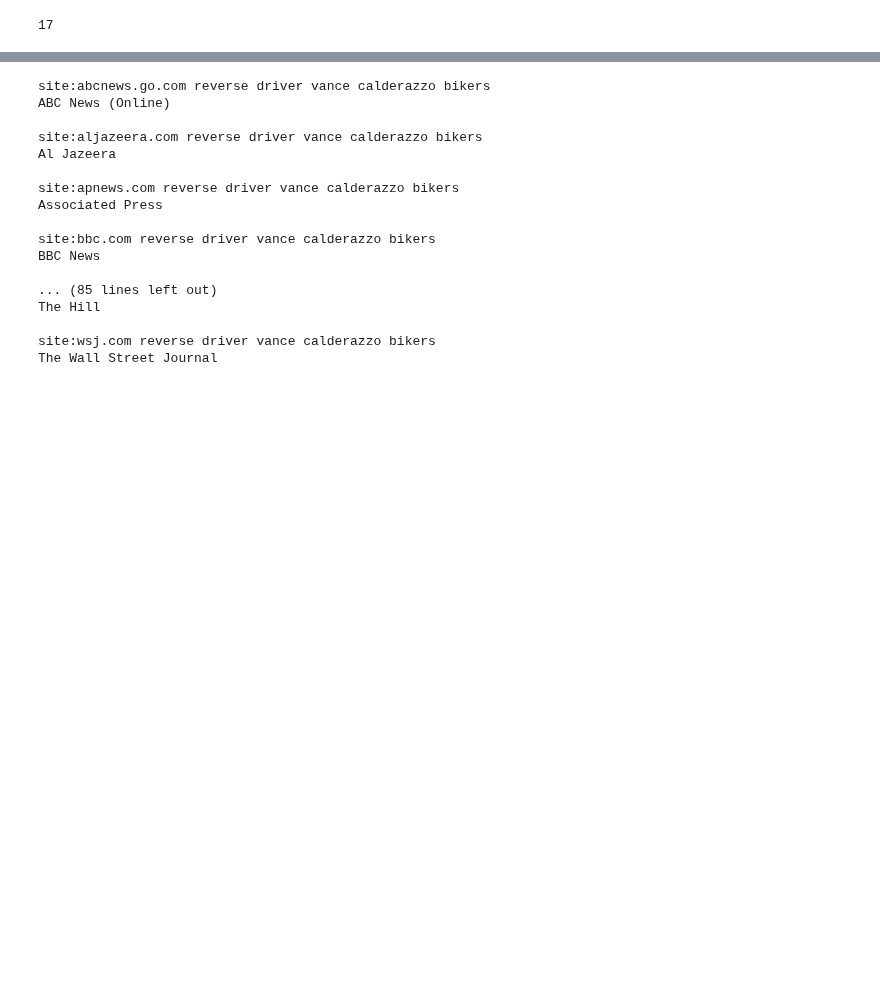
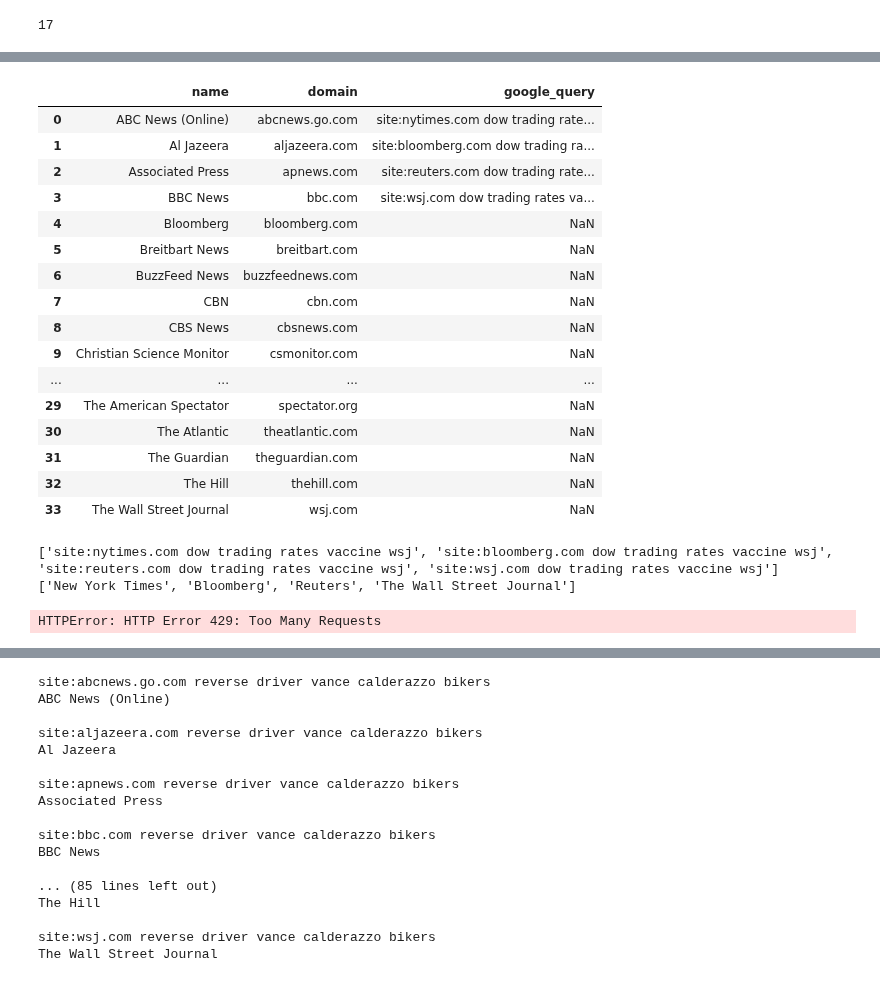
Before and after one commit to sagarsetru/debiaser, a Jupyter notebook: eda_article_db.ipynb, the cells around one changed output, grey strips where cells are left out. Saved outputs shown, nothing was run; the diff lists cells and outputs as text; code cells hidden in the pictures; blank space fills up the shorter version.

```diff
--- a/eda_article_db.ipynb
+++ b/eda_article_db.ipynb
@@ -742,6 +816,26 @@ all_sides_names = all_sides_with_domains['name']
 all_sides_domains = all_sides_with_domains['domain']
 
 all_sides_names_domains = pd.concat([all_sides_names,all_sides_domains],axis=1)
+# %%
+all_sides_names_domains
+# %% [output]
+|  | name | domain | google_query |
+| 0 | ABC News (Online) | abcnews.go.com | site:nytimes.com dow trading rate... |
+| 1 | Al Jazeera | aljazeera.com | site:bloomberg.com dow trading ra... |
+| 2 | Associated Press | apnews.com | site:reuters.com dow trading rate... |
+| 3 | BBC News | bbc.com | site:wsj.com dow trading rates va... |
+| 4 | Bloomberg | bloomberg.com | NaN |
+| 5 | Breitbart News | breitbart.com | NaN |
+| 6 | BuzzFeed News | buzzfeednews.com | NaN |
+| 7 | CBN | cbn.com | NaN |
+| 8 | CBS News | cbsnews.com | NaN |
+| 9 | Christian Science Monitor | csmonitor.com | NaN |
+| ... | ... | ... | ... |
+| 29 | The American Spectator | spectator.org | NaN |
+| 30 | The Atlantic | theatlantic.com | NaN |
+| 31 | The Guardian | theguardian.com | NaN |
+| 32 | The Hill | thehill.com | NaN |
+| 33 | The Wall Street Journal | wsj.com | NaN |
 # %%
 queries = []
 
@@ -751,3 +849,9 @@ for domain in all_sides_domains:
 
 
 all_sides_names_domains['google_query'] = pd.DataFrame(queries)
+# %%
+print(queries)
+print(all_sides_names_test)
+# %% [output]
+['site:nytimes.com dow trading rates vaccine wsj', 'site:bloomberg.com dow trading rates vaccine wsj', 'site:reuters.com dow trading rates vaccine wsj', 'site:wsj.com dow trading rates vaccine wsj']
+['New York Times', 'Bloomberg', 'Reuters', 'The Wall Street Journal']
@@ -753,0 +861,12 @@ all_sides_names_domains['google_query'] = pd.DataFrame(queries)
+# %%
+query_results = {}
+
+for ind, query in enumerate(queries):
+    current_results = []
+
+    for j in search(query, tld='com', lang='en', num = 1, start=0, stop = 5, pause = 2.0):
+        current_results.append(j)
+
+    query_results[all_sides_domains_test[ind]] = current_results
+# %% [output]
+HTTPError: HTTP Error 429: Too Many Requests
```
Also changed, not shown: parts of 19 cells of this notebook.
